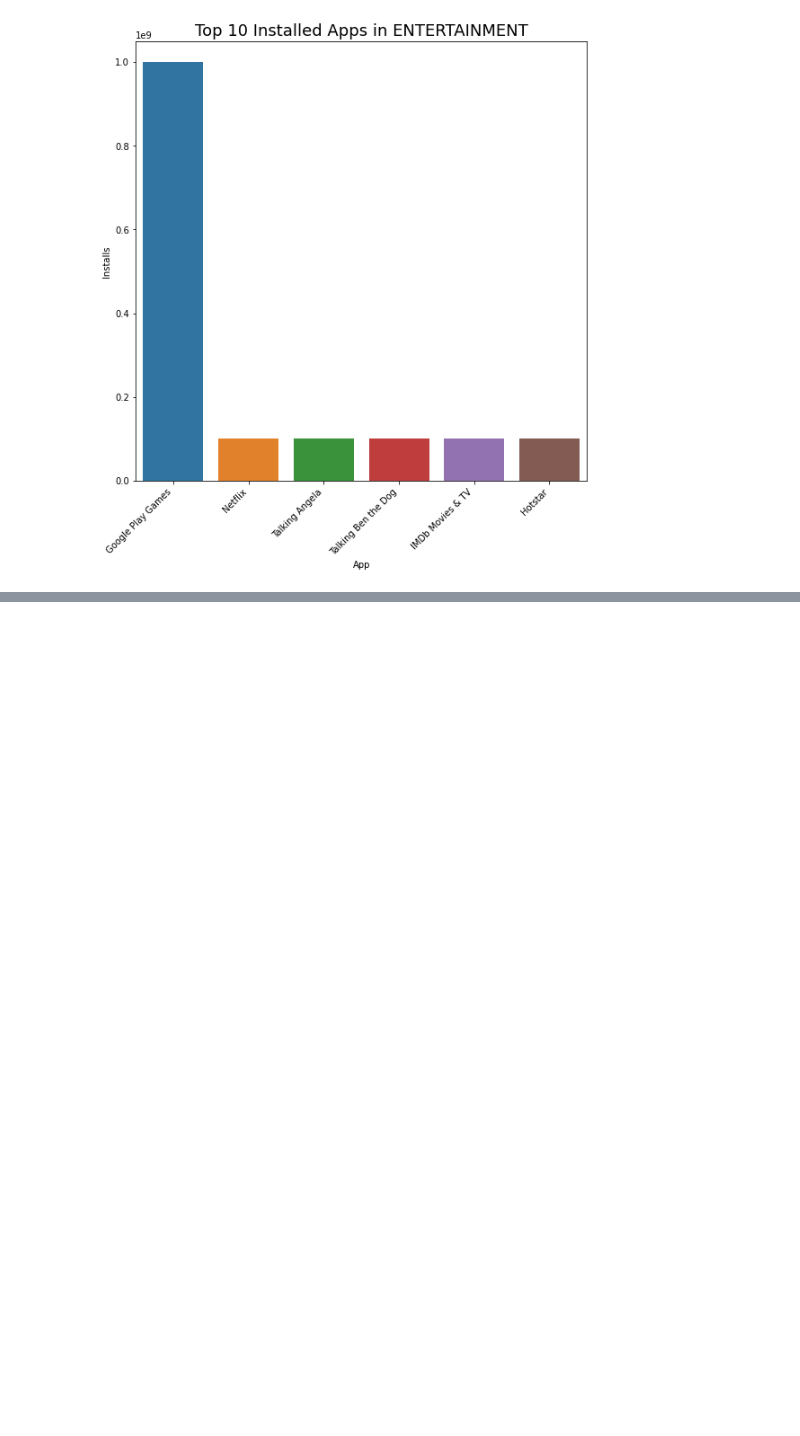
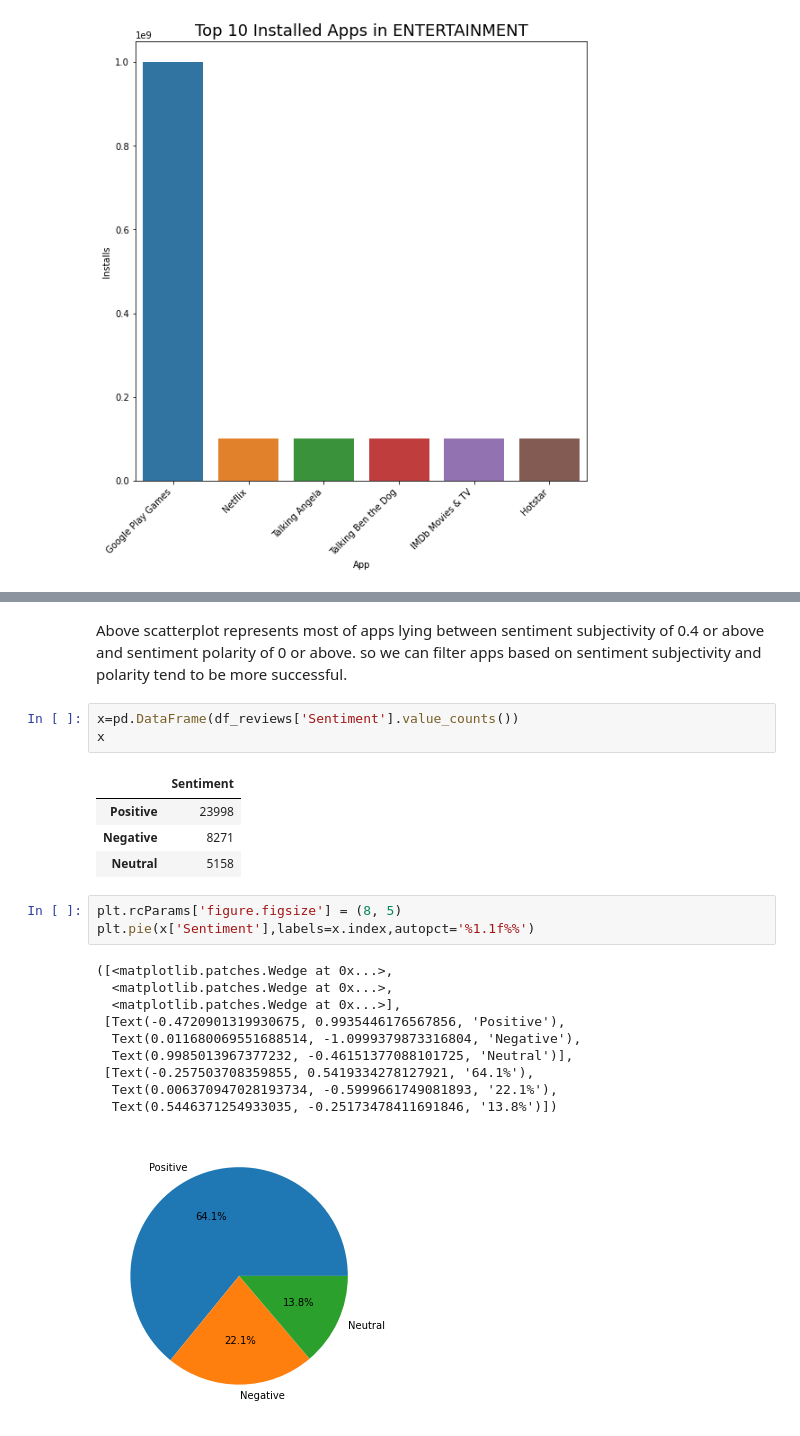
Before and after one commit to Utsav01111/Playstore_app_review_analysis, a Jupyter notebook: Utsav_Ponda_Playstore_App_review_Analysis.ipynb, the cells around one changed output, grey strips where cells are left out. Drawn from its saved outputs; the diff is of its cells as text; blank space fills up the shorter version.

```diff
--- a/Utsav_Ponda_Playstore_App_review_Analysis.ipynb
+++ b/Utsav_Ponda_Playstore_App_review_Analysis.ipynb
@@ -473,0 +482,24 @@ findtop10incategory('ENTERTAINMENT')
+# %% [markdown]
+Above scatterplot represents most of apps lying between sentiment subjectivity of 0.4 or above and sentiment polarity of 0 or above. so we can filter apps based on sentiment subjectivity and polarity tend to be more successful.
+# %%
+x=pd.DataFrame(df_reviews['Sentiment'].value_counts())
+x
+# %% [output]
+|  | Sentiment |
+| Positive | 23998 |
+| Negative | 8271 |
+| Neutral | 5158 |
+# %%
+plt.rcParams['figure.figsize'] = (8, 5)
+plt.pie(x['Sentiment'],labels=x.index,autopct='%1.1f%%')
+# %% [output]
+([<matplotlib.patches.Wedge at 0x...>,
+  <matplotlib.patches.Wedge at 0x...>,
+  <matplotlib.patches.Wedge at 0x...>],
+ [Text(-0.4720901319930675, 0.9935446176567856, 'Positive'),
+  Text(0.011680069551688514, -1.0999379873316804, 'Negative'),
+  Text(0.9985013967377232, -0.46151377088101725, 'Neutral')],
+ [Text(-0.257503708359855, 0.5419334278127921, '64.1%'),
+  Text(0.006370947028193734, -0.5999661749081893, '22.1%'),
+  Text(0.5446371254933035, -0.25173478411691846, '13.8%')])
+[figure, added]
```
Also changed, not shown: parts of 4 cells of this notebook.
